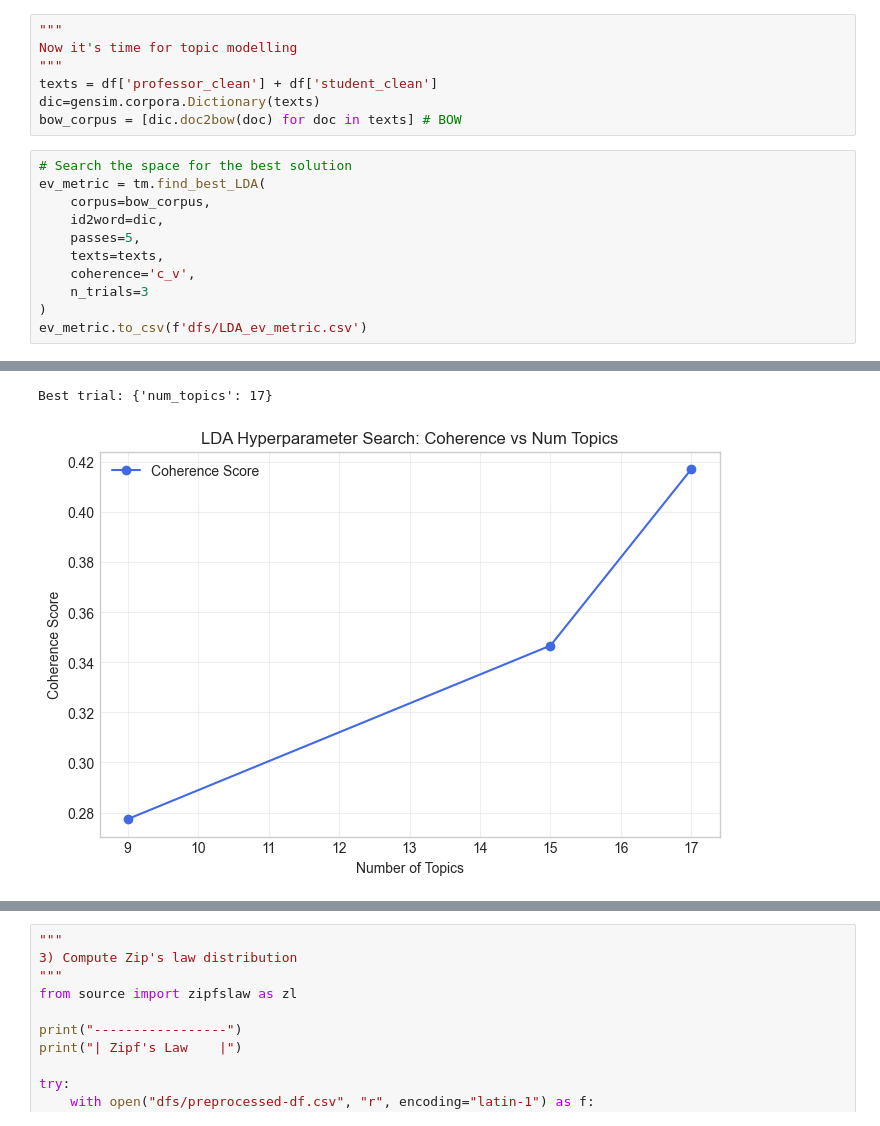
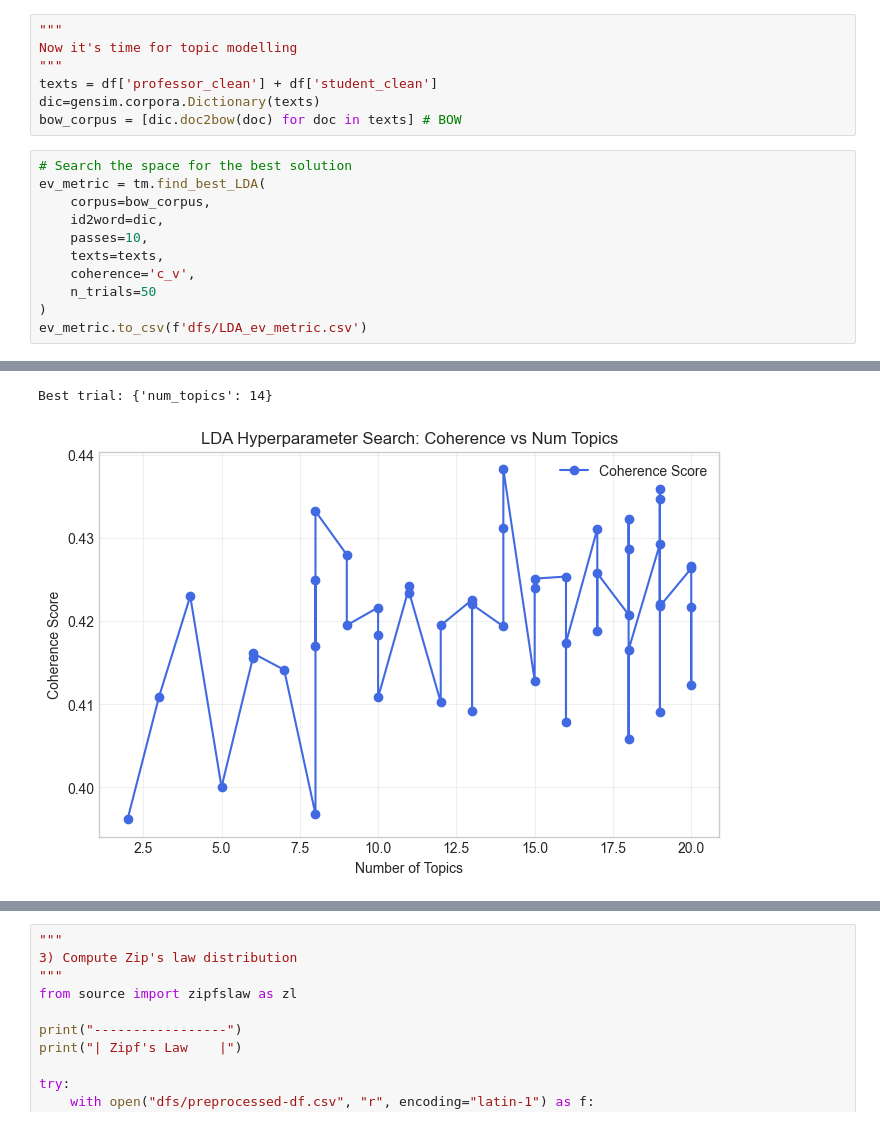
Before and after one commit to aleksKaluski/zipf-law-for-information-theory, a Jupyter notebook: analysis.ipynb, the cells around one changed output, grey strips where cells are left out. Drawn from its saved outputs; the diff is of its cells as text.

```diff
--- a/analysis.ipynb
+++ b/analysis.ipynb
@@ -113,10 +120,10 @@ bow_corpus = [dic.doc2bow(doc) for doc in texts] # BOW
 ev_metric = tm.find_best_LDA(
     corpus=bow_corpus,
     id2word=dic,
-    passes=5,
+    passes=10,
     texts=texts,
     coherence='c_v',
-    n_trials=3
+    n_trials=50
 )
 ev_metric.to_csv(f'dfs/LDA_ev_metric.csv')
 # %% [output]
@@ -127,5 +147,5 @@ ev_metric.to_csv(f'dfs/LDA_ev_metric.csv')
-Best trial: {'num_topics': 17}
+Best trial: {'num_topics': 14}
-[figure, old version]
+[figure, new version]
 # %%
 print(ev_metric.head())
 # %% [output]
```
Also changed, not shown: parts of 23 cells of this notebook, 8 other files.
